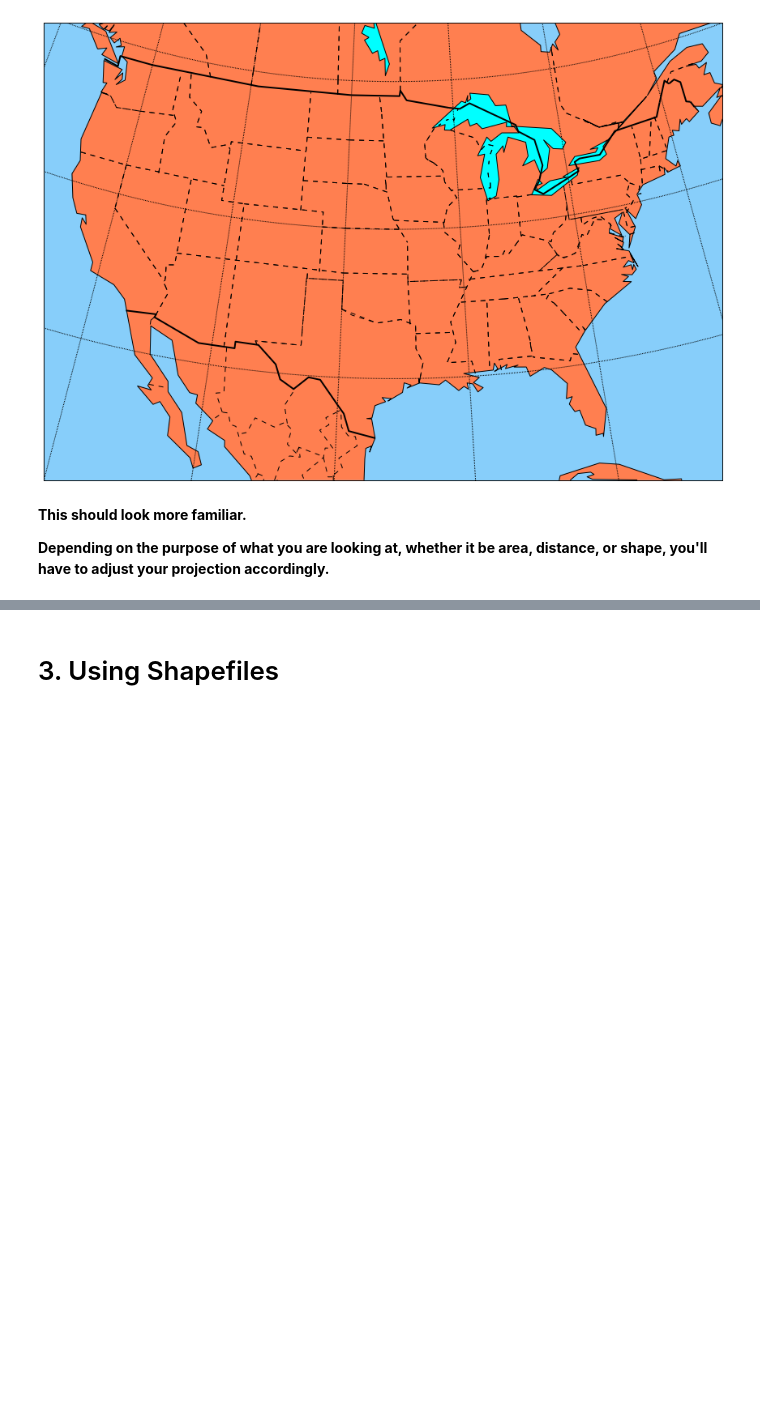
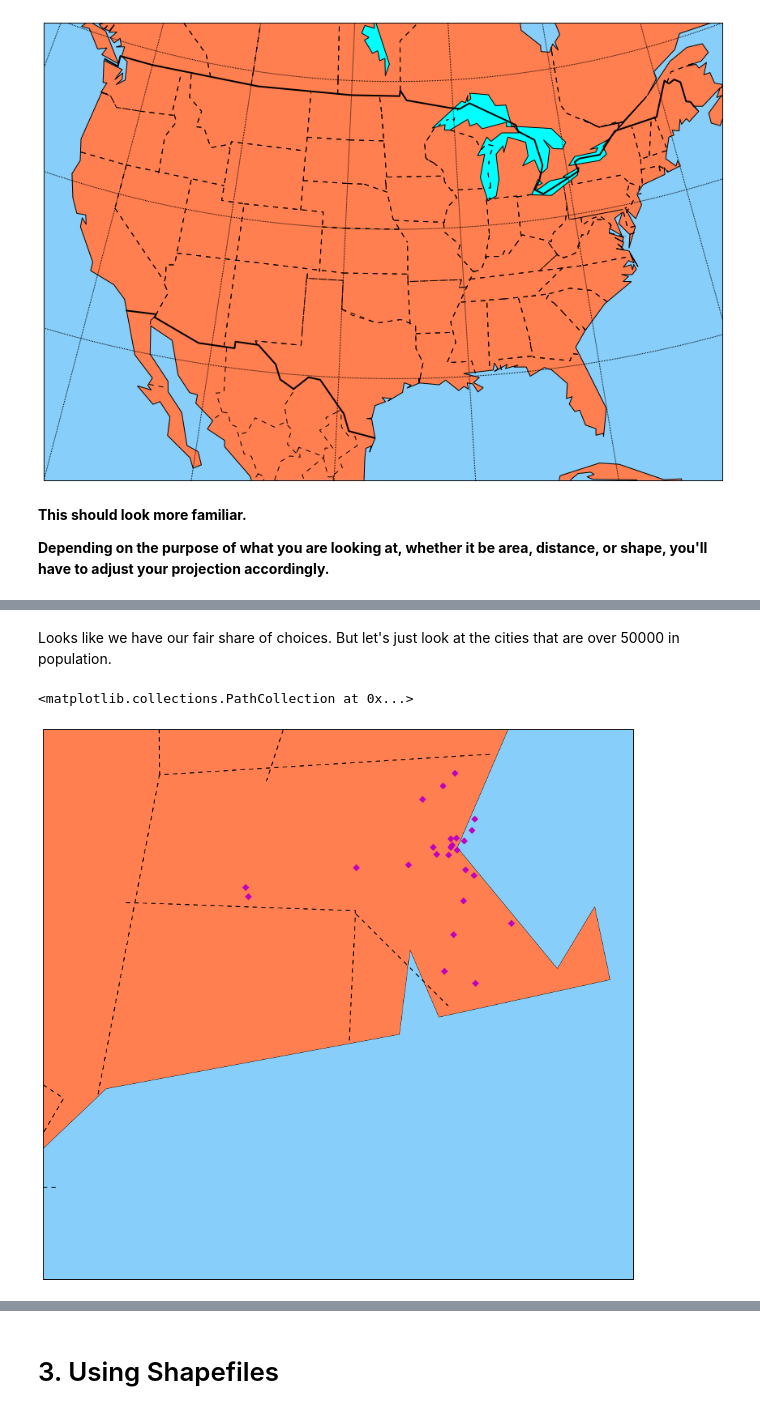
Before and after one commit to CMantell/Basemap-Tutorial, a Jupyter notebook: Mapping.ipynb, the cells around one changed output, grey strips where cells are left out. Cells and saved outputs as stored; diff of their text form; code cells hidden in the pictures; blank space fills up the shorter version.

```diff
--- a/Mapping.ipynb
+++ b/Mapping.ipynb
@@ -283,0 +367,28 @@ my_map.drawcoastlines()
+# %% [markdown]
+Looks like we have our fair share of choices.  But let's just look at the cities that are over 50000 in population.
+# %%
+# Let's make the figure a little smaller so it's not as big
+fig = plt.figure(figsize=(15,15))
+
+# Let's focus our area on Massachusetts
+my_map = Basemap(projection='aea', resolution='c', lat_0=42.4072, lon_0=-71.3821, llcrnrlon=-74, llcrnrlat=40, urcrnrlon=-69.75, urcrnrlat=43)
+my_map.drawmapboundary(fill_color='lightskyblue')
+
+# Let's make sure this fill in the bottom layer so the zorder is 1
+my_map.fillcontinents(color='coral', lake_color='cyan', zorder=1)
+my_map.drawstates(linewidth=1.0, linestyle='dashed')
+
+# This layer shouldn't get drawn over so this zorder can also be 1 or even not defined
+my_map.drawcoastlines(zorder=1)
+
+
+# Lets make make lists of our longitudes and latitudes with cities over 50,000 in population
+longitudes = list(cities_df.loc[(cities_df['Population'] > 50000)]['longitude'])
+latitudes = list(cities_df.loc[(cities_df['Population'] > 50000)]['latitude'])
+
+# This layers should be on top so the zorder should be the HIGHEST.  Let's make it 2.
+# Let's also make these points bigger by making the font (s) equal to 35
+my_map.scatter(longitudes, latitudes, marker='D', color='m', latlon=True, s=36, zorder=2)
+# %% [output]
+<matplotlib.collections.PathCollection at 0x...>
+[figure, added]
```
Also changed, not shown: parts of 16 cells of this notebook, 1 other file.
